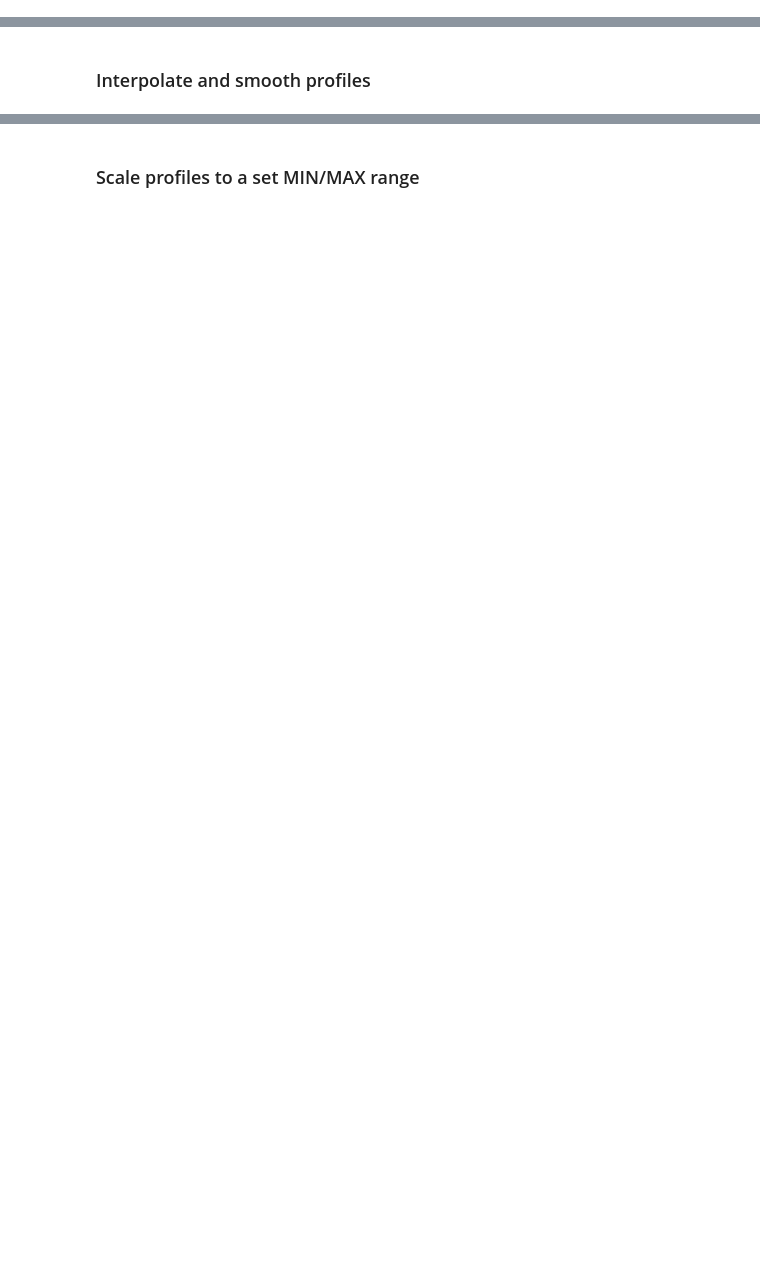
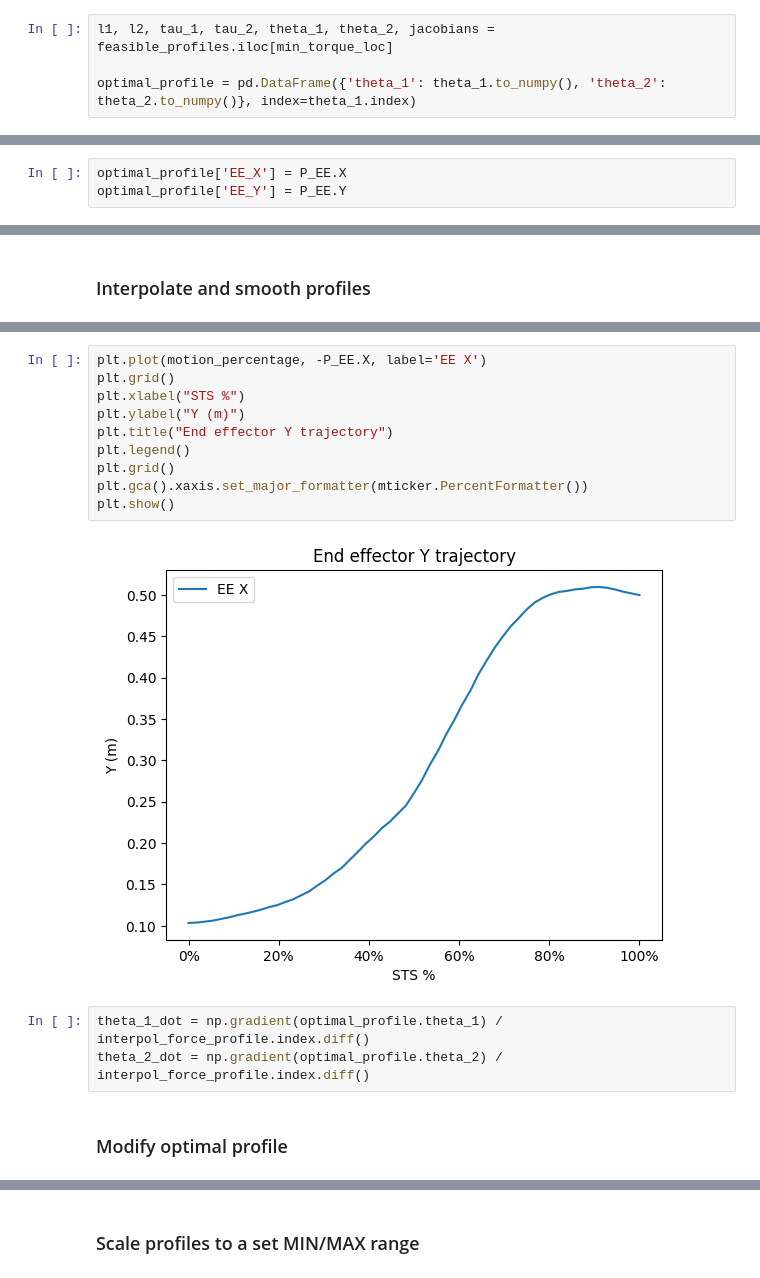
Before and after one commit to Harvard-Slade-Lab/assistive-arm, a Jupyter notebook: notebooks/optimal_length_torque.ipynb, the cells around one changed output, grey strips where cells are left out. Drawn from its saved outputs; the diff is of its cells as text; blank space fills up the shorter version.

```diff
--- a/notebooks/optimal_length_torque.ipynb
+++ b/notebooks/optimal_length_torque.ipynb
@@ -148,3 +150,7 @@ optimal_profile = pd.DataFrame({'theta_1': theta_1, 'theta_2': theta_2, 'tau_1':
+# %%
+l1, l2, tau_1, tau_2, theta_1, theta_2, jacobians = feasible_profiles.iloc[min_torque_loc]
+
+optimal_profile = pd.DataFrame({'theta_1': theta_1.to_numpy(), 'theta_2': theta_2.to_numpy()}, index=theta_1.index)
 # %% [markdown]
 ### Calculate necessary bar length based on offset from rotational axis and link inserts
 # %%
@@ -191,0 +180,3 @@ plt.show()
+# %%
+optimal_profile['EE_X'] = P_EE.X
+optimal_profile['EE_Y'] = P_EE.Y
@@ -212,2 +194,19 @@ smoothed_profiles = smooth_dataframe(df=interpolated_profile, window_size=5)
+# %%
+plt.plot(motion_percentage, -P_EE.X, label='EE X')
+plt.grid()
+plt.xlabel("STS %")
+plt.ylabel("Y (m)")
+plt.title("End effector Y trajectory")
+plt.legend()
+plt.grid()
+plt.gca().xaxis.set_major_formatter(mticker.PercentFormatter())
+plt.show()
+# %% [output]
+[figure, added]
+# %%
+theta_1_dot = np.gradient(optimal_profile.theta_1) / interpol_force_profile.index.diff()
+theta_2_dot = np.gradient(optimal_profile.theta_2) / interpol_force_profile.index.diff()
+# %% [markdown]
+### Modify optimal profile
 # %%
 # Change index to motion percentage
```
Also changed, not shown: parts of 33 cells of this notebook, 12 other files.
